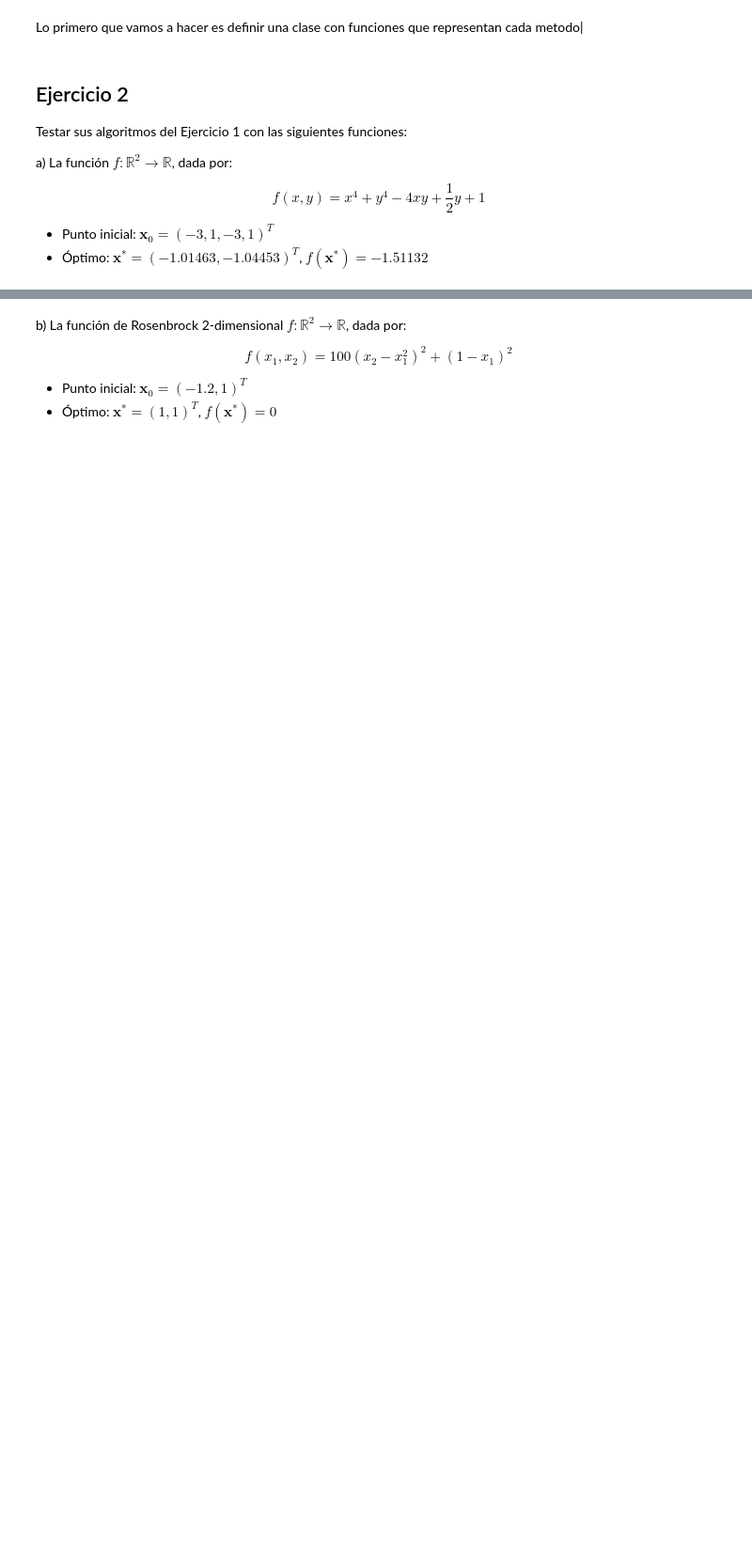
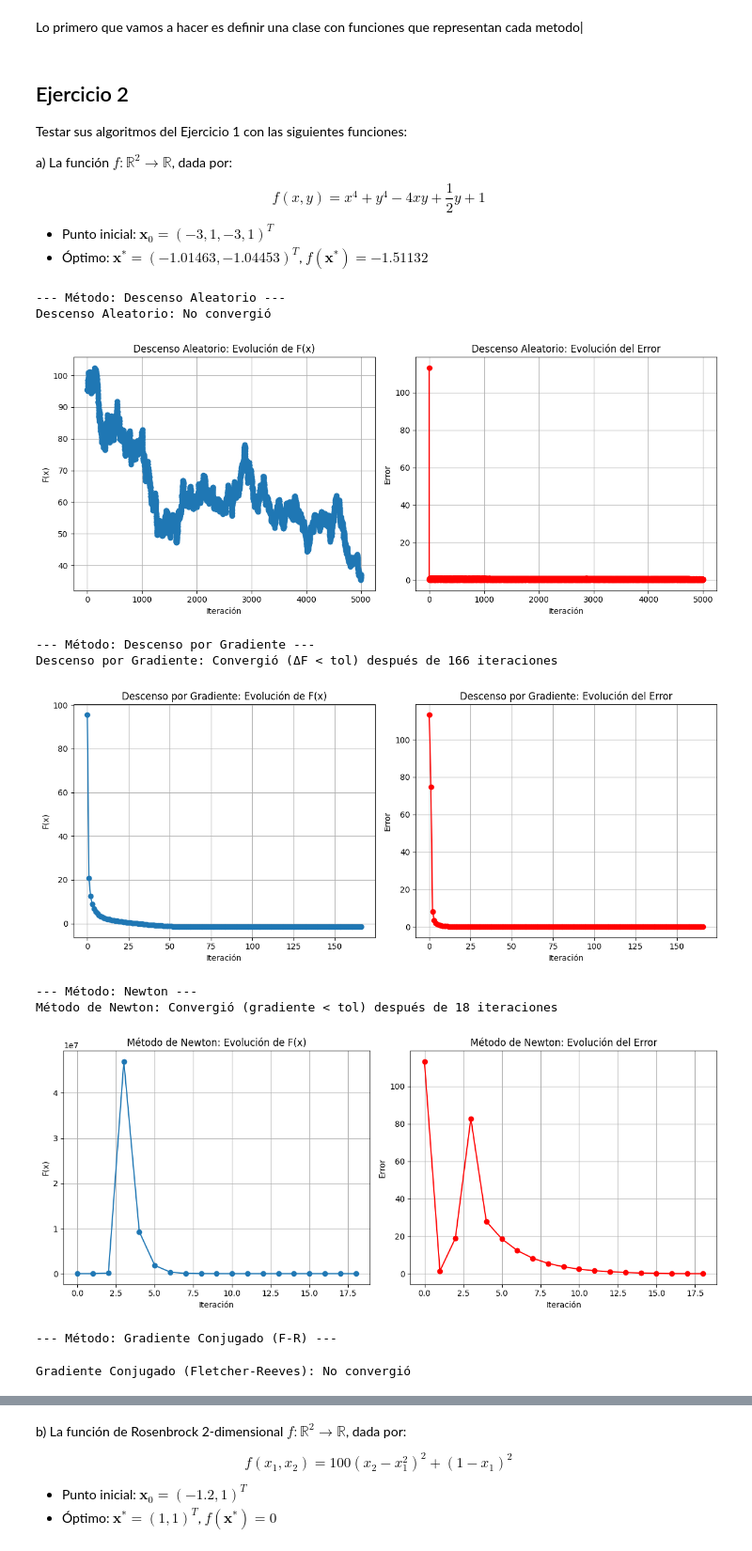
Before and after one commit to donmatthiuz/ModelacionSimu, a Jupyter notebook: problema1-2.ipynb, the cells around one changed output, grey strips where cells are left out. Shown at 94% size. Drawn from its saved outputs; the diff is of its cells as text; code cells hidden in the pictures; blank space fills up the shorter version.

Commit message:
se definio las variables hay que revisar que genera porque esta dando muchos errores.

```diff
--- a/problema1-2.ipynb
+++ b/problema1-2.ipynb
@@ -268,3 +268,69 @@ $$
 
 * Punto inicial: $\mathbf{x}_0 = (-3, 1, -3, 1)^T$
 * Óptimo: $\mathbf{x}^* = (-1.01463, -1.04453)^T$, $f(\mathbf{x}^*) = -1.51132$
+# %%
+import autograd.numpy as anp
+from autograd import grad, hessian
+
+def f(x):
+    # x es un vector [x, y]
+    return x[0]**4 + x[1]**4 - 4*x[0]*x[1] + 0.5*x[1] + 1
+
+# Derivadas con autograd
+df = grad(f)
+ddf = hessian(f)
+
+x0 = anp.array([-3.0, 1.0])
+
+
+# Crear instancia de tu clase
+opt = DescensoGradiente(F=f, df=df)
+
+# 1) Descenso aleatorio
+print("\n--- Método: Descenso Aleatorio ---")
+res_random = opt.naive_random(x0=x0, alpha=0.01, maxIter=5000)
+
+# 2) Gradiente más pronunciado
+print("\n--- Método: Descenso por Gradiente ---")
+res_grad = opt.steepest_descent(x0=x0, alpha=0.01, maxIter=5000)
+
+# 3) Método de Newton
+print("\n--- Método: Newton ---")
+res_newton = opt.newton_method(ddf=ddf, x0=x0, maxIter=100)
+
+# 4) Gradiente conjugado Fletcher-Reeves
+print("\n--- Método: Gradiente Conjugado (F-R) ---")
+res_cg = opt.conjugate_gradient_flerev(x0=x0, alpha=0.01, maxIter=1000)
+
+# 5) BFGS
+print("\n--- Método: BFGS ---")
+res_bfgs = opt.bfgs_method(x0=x0, tol=1e-6, maxIter=500)
+
+
+metodos = [
+    ("Descenso Aleatorio", res_random),
+    ("Gradiente", res_grad),
+    ("Newton", res_newton),
+    ("Conjugado F-R", res_cg),
+    ("BFGS", res_bfgs)
+]
+
+print("\n================ RESULTADOS COMPARATIVOS ================\n")
+print(f"{'Método':<20} {'x* encontrado':<30} {'f(x*)':<15} {'Iteraciones':<12} {'Convergió'}")
+print("-"*90)
+
+for nombre, res in metodos:
+    x_fin, xk, fk, errors, iters, convergio = res
+    print(f"{nombre:<20} {str(x_fin):<30} {f(x_fin):<15.6f} {iters:<12} {convergio}")
+# %% [output]
+--- Método: Descenso Aleatorio ---
+Descenso Aleatorio: No convergió
+[figure, added]
+--- Método: Descenso por Gradiente ---
+Descenso por Gradiente: Convergió (ΔF < tol) después de 166 iteraciones
+[figure, added]
+--- Método: Newton ---
+Método de Newton: Convergió (gradiente < tol) después de 18 iteraciones
+[figure, added]
+--- Método: Gradiente Conjugado (F-R) ---
+Gradiente Conjugado (Fletcher-Reeves): No convergió
```
Also changed, not shown: parts of 3 cells of this notebook.
